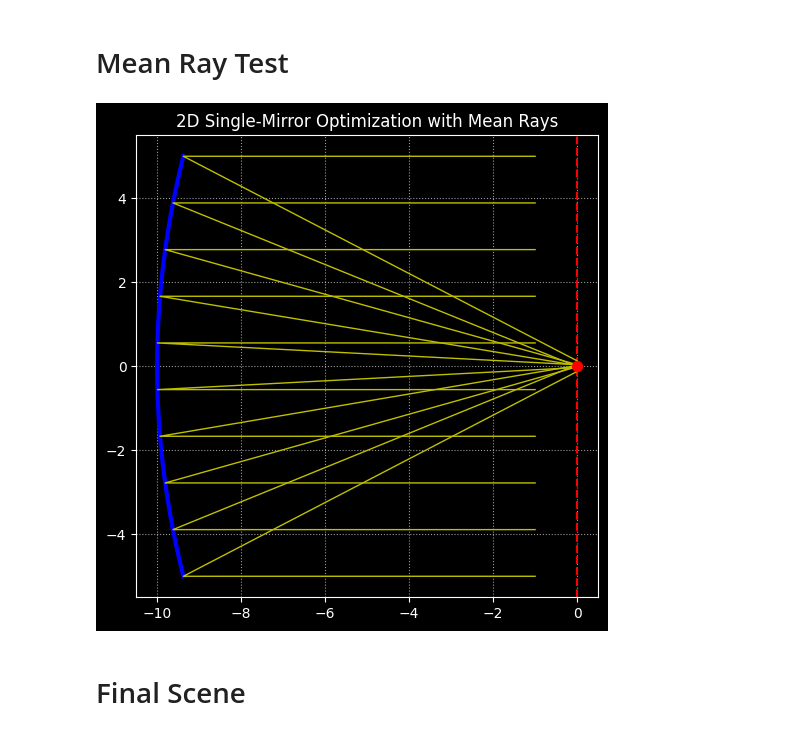
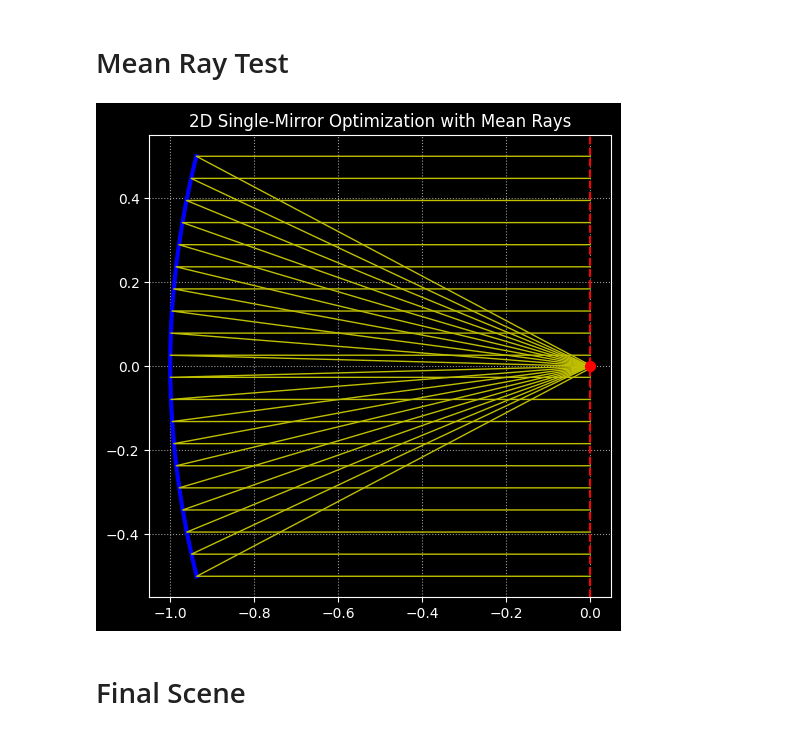
Before and after one commit to ssteinberg/solar_optical_concentrator, a Jupyter notebook: diff_rendering/single_mirror.ipynb, the cells around one changed output. Cells and saved outputs as stored; diff of their text form; code cells hidden in the pictures.

```diff
--- a/diff_rendering/single_mirror.ipynb
+++ b/diff_rendering/single_mirror.ipynb
@@ -19,14 +19,14 @@ from util import create_and_get_output_path, write_data_json, write_render, writ
 mi.set_variant('cuda_ad_rgb')
 
 # Configuration variables for the simulation
-L = 10
+L = 1
 f = 1
-aperture = 10
+aperture = 1
 half_aperture = aperture / 2
-num_mirror1_segments = 200
+num_mirror1_segments = 100
 num_2d_vertices = num_mirror1_segments + 1
-three_dimensional_thickness = 0.5
-target_height = 1
+three_dimensional_thickness = 0.005
+target_height = 0.01
 target_half_height = target_height / 2
 optimization_iterations = 50000
 optimization_rays = 10000
@@ -39,7 +39,7 @@ smoothing_loss_weight = 100.0
 smoothing_loss_weight_drop_factor = 0.25
 epsilon = 1e-6
 mirror_rough_conductor_alpha = 0.005
-test_mean_rays = 10
+test_mean_rays = 20
 gradient_clipping_threshold = 0.01
 gradient_clipping_norm_threshold = 0.5
 gradient_clipping_drop_factor = 0.5
@@ -199,12 +225,30 @@ scene_camera = mi.load_dict({
 # The light, integrator, and target aren't really used unless you want to render with mitsuba, but left for informational purposes
 scene = mi.load_dict({
     'type': 'scene',
-    'integrator': {'type': 'path'},
+    'integrator': {
+        'type': 'ptracer',
+        'samples_per_pass': 4000,
+        'max_depth': 4,
+        'hide_emitters': True
+    },
+    'white-bsdf': {
+        'type': 'diffuse',
+        'id': 'white-bsdf',
+        'reflectance': { 'type': 'rgb', 'value': (1, 1, 1) },
+    },
     'light': {
         'type': 'directional',
-        'direction': [-1, 0, 0]
+        'direction': [-1, 0, 0],
+        'irradiance': 10
     },
-    'target': target_mesh,
+    'target': {
+        'type': 'rectangle',
+        'id': 'target',
+        'to_world': mi.ScalarTransform4f.translate([0, 0, 0]) @
+                    mi.ScalarTransform4f.scale([1, target_half_height, three_dimensional_thickness]) @
+                    mi.ScalarTransform4f.rotate([0, 1, 0], -90), # Rotate to face along X-axis
+        'bsdf': {'type': 'ref', 'id': 'white-bsdf'},
+    },
     'mirror1': mirror1_mesh
 })
 # %% [markdown]
@@ -297,7 +342,7 @@ for i in range(optimization_iterations):
     # Randomly-spaced rays
     ray_ys = range_start + range_width * rng.random(mi.Float, optimization_rays)
     ray_dir = mi.Vector3f(-1, 0, 0)
-    ray_origins = mi.Point3f(-1.0, ray_ys, 0.0)
+    ray_origins = mi.Point3f(0.0, ray_ys, 0.0)
     rays = mi.Ray3f(o=ray_origins, d=ray_dir)
 
     # Intersect with the mirror
@@ -378,5 +423,5 @@ for i in range(optimization_iterations):
     update_scene()
 
     # Log how we're doing in terms of loss
-    print(f'Iteration {i + 1:06d}: loss={loss[0]:.4f}')
+    print(f'Iteration {i + 1:06d}: loss={loss[0]:.6f}')
 # %% [output]
@@ -459,7 +504,7 @@ plt.show()
 # TODO: Clean this up. A lot.
 test_ray_ys = dr.linspace(mi.Float, sorted_final_y[0] + epsilon, sorted_final_y[-1] - epsilon, test_mean_rays)
 test_ray_dir = mi.Vector3f(-1, 0, 0)
-test_ray_origins = mi.Point3f(-1.0, test_ray_ys, 0.0)
+test_ray_origins = mi.Point3f(-0.0, test_ray_ys, 0.0)
 test_rays = mi.Ray3f(o=test_ray_origins, d=test_ray_dir)
 test_si = scene.ray_intersect(test_rays)
 test_wo = test_rays.d - 2 * dr.dot(test_rays.d, test_si.n) * test_si.n
@@ -472,34 +517,34 @@ test_y1 = np.array(test_si.p.y)
 test_x2 = np.array(test_si2.p.x)
 test_y2 = np.array(test_si2.p.y)
 mean_x = [list(x) for x in zip(*[test_x0, test_x1, test_x2])]
 mean_y = [list(y) for y in zip(*[test_y0, test_y1, test_y2])]
 
 # Create the figure
 fig = plt.figure(figsize=(10, 6))
 
 # Draw the mirror by connecting the vertices
 plt.plot(sorted_final_x, sorted_final_y, 'b-', lw=3, label='Optimized Mirror')
 
 # Draw the target plane and centre
 plt.axvline(x=0, color='red', linestyle='--', label='Target Plane (x=0)')
 plt.scatter([0], [target_center.y], color='red', s=50, zorder=5, label='Target Centre')
 
 # Labels and formatting
 plt.title('2D Single-Mirror Optimization with Mean Rays')
 plt.grid(True, linestyle=':', alpha=0.6)
 plt.gca().set_aspect('equal', adjustable='box')
 
 # Plot the mean rays
 for i in range(len(mean_x)):
     plt.plot(mean_x[i], mean_y[i], 'y-', lw=1, label='Mean Rays')
 
 # Save
 write_figure(fig, output_path, 'optimized_mirror_with_mean_rays')
 
 # Display
 plt.show()
 # %% [output]
-[figure, old version]
+[figure, new version]
 # %% [markdown]
 # Final Scene
 # %%
```
Also changed, not shown: parts of 8 cells of this notebook.
